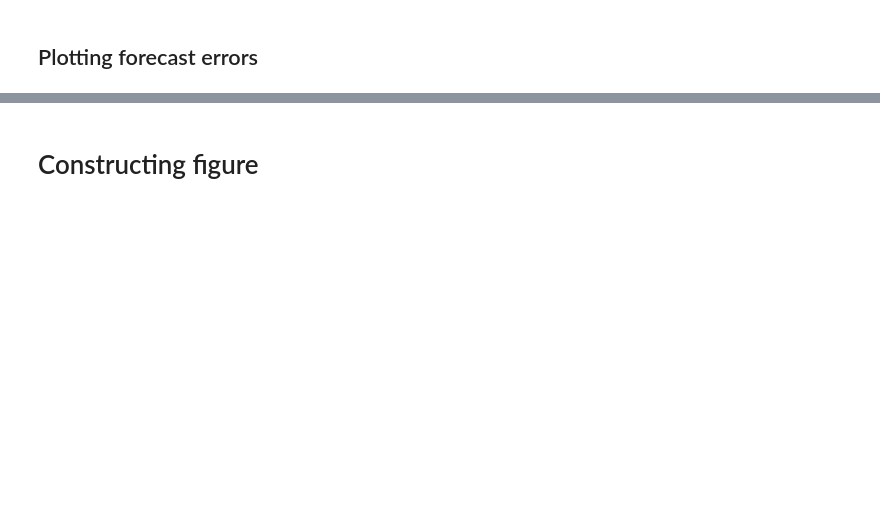
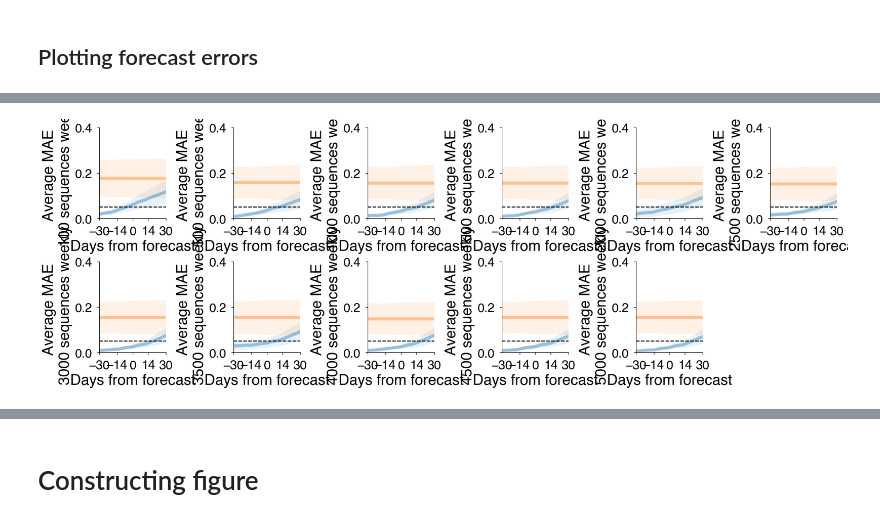
Before and after one commit to blab/ncov-forecasting-fit, a Jupyter notebook: notebooks/downscaling_plots.ipynb, the cells around one changed output, grey strips where cells are left out. Saved outputs shown, nothing was run; the diff lists cells and outputs as text; code cells hidden in the pictures; blank space fills up the shorter version.

```diff
--- a/notebooks/downscaling_plots.ipynb
+++ b/notebooks/downscaling_plots.ipynb
@@ -94,10 +105,10 @@ errors_df.head()
 # %%
 # Filter to three leads of interest
 errors = errors_df#[errors_df.lead.isin(DAYS_TO_PLOT_ERROR)]
-mean_mae = (errors[["thres", "lead", "pivot_date", "MAE"]] # Why does mean lead differ?
-    .groupby(["thres", "lead"])
+mean_mae = (errors[["location", "thres", "lead", "pivot_date", "MAE"]] # Why does mean lead differ?
+    .groupby(["location", "thres", "lead"])
     .agg({'MAE':['mean','sem']})
     .reset_index()
 )
-mean_mae.columns = ['thres', 'lead', 'MAE_mean', 'MAE_sem']
+mean_mae.columns = ['location', 'thres', 'lead', 'MAE_mean', 'MAE_sem']
 # %%
@@ -166,8 +197,10 @@ for l, lead in enumerate(LEADS_TO_PLOT):
 # %%
-def plot_error_by_thres(ax, mean_mae, lead, ylabel=None):
+def plot_error_by_thres(ax, mean_mae, lead, location, ylabel=None):
     _mean_mae = mean_mae.copy()
     if lead is not None:
         _mean_mae = _mean_mae[_mean_mae.lead == lead]
+
+    _mean_mae = _mean_mae[_mean_mae.location == location]
 
     mean_errors_by_thres = _mean_mae.groupby("thres").agg({'MAE_mean':['mean','sem']}).reset_index()
     ax.scatter(_mean_mae.thres, _mean_mae.MAE_mean, ec="k", alpha=0.3)
@@ -188,39 +223,46 @@ threses
 fig = plt.figure(figsize=(18., 6.), constrained_layout=True)
 spec = fig.add_gridspec(ncols=6, nrows=2)
 
-def plot_error_by_thres(ax, mean_mae, thres, ylabel=None, desired_thres=0.05):
+def plot_error_by_thres(ax, mean_mae, thres, location, ylabel=None, desired_thres=0.05):
     _mean_mae = mean_mae.copy()
     if lead is not None:
         _mean_mae = _mean_mae[_mean_mae.thres == thres]
+
+    _mean_mae = _mean_mae[_mean_mae.location == location]
 
     ax.plot(_mean_mae.lead, _mean_mae.MAE_mean, alpha=0.4)
     ax.fill_between(_mean_mae.lead,
                     _mean_mae.MAE_mean - 2*_mean_mae.MAE_sem,
                     _mean_mae.MAE_mean + 2*_mean_mae.MAE_sem,
                     alpha=0.1)
 
     ax.set_xlabel("Days from forecast")
     ax.set_ylabel(ylabel)
     ax.axhline(y=desired_thres, color="k", linestyle="--", linewidth=1.5)
 
 for t, thres in enumerate(threses):
     ax = fig.add_subplot(spec[t])
 
     if t == 0:
         ax0 = ax
     else:
         ax.sharey(ax0)
 
     simplify_axes(ax)
-    plot_error_by_thres(ax, mean_mae, thres, ylabel=f"Average MAE \n {thres} sequences weekly")
+    plot_error_by_thres(ax, mean_mae, thres, location="United Kingdom", ylabel=f"Average MAE \n {thres} sequences weekly")
+    plot_error_by_thres(ax, mean_mae, thres, location="Denmark", ylabel=f"Average MAE \n {thres} sequences weekly")
+
+    ax.set_ylim((0.,0.4))
     ax.set_xlim((-30,30))
     ax.set_xticks([-30, -14, 0, 14, 30]) # Can find first point you cross accuracy threshold @ each sequencing thres
 
 # Need to repeat for given leads
 # Picking thresholds that are like actual historical / country-like rates
 
 # Can we make a companion figure for this that shows what each countries sequencing effort
 # looks like currently in terms of sequences weekly (can tie in colors from rest of manuscript)
+# %% [output]
+[figure, added]
 # %%
 # Porportion less than desired_threshold
 # %%
```
Also changed, not shown: parts of 15 cells of this notebook, 2 other files.
